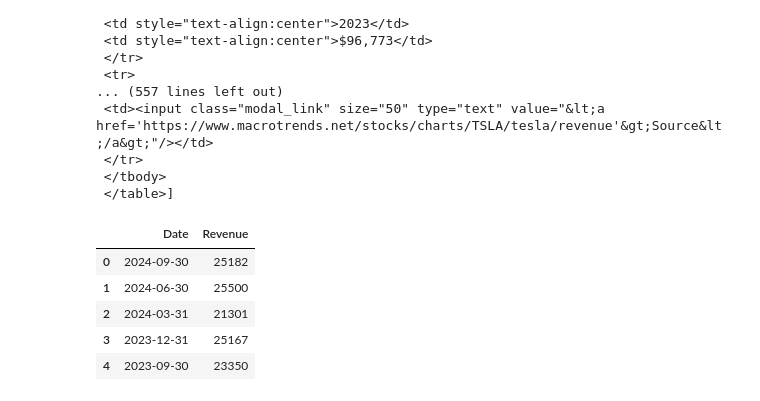
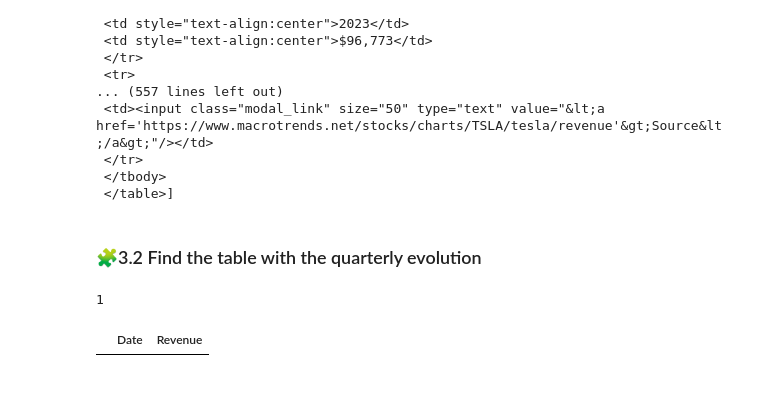
Before and after one commit to mvlarra/web-scraping-project-tutorial, a Jupyter notebook: src/explore.es.ipynb, the cells around one changed output. Cells and saved outputs as stored; diff of their text form; code cells hidden in the pictures.

```diff
--- a/src/explore.es.ipynb
+++ b/src/explore.es.ipynb
@@ -176,28 +204,19 @@ tables
+# %% [markdown]
+### 🧩3.2 Find the table with the quarterly evolution
 # %%
 import pandas as pd
 
+
+# 🧩 Paso 2:
+# Encontrar la tabla correcta
 for index, table in enumerate(tables):
     if ("Tesla Quarterly Revenue" in str(table)):
         table_index = index
         break
+print(table_index)
 
-# Create a DataFrame
 tesla_revenue = pd.DataFrame(columns = ["Date", "Revenue"])
-for row in tables[table_index].tbody.find_all("tr"):
-    col = row.find_all("td")
-    if (col != []):
-        Date = col[0].text
-        Revenue = col[1].text.replace("$", "").replace(",", "")
-        tesla_revenue = pd.concat([tesla_revenue, pd.DataFrame({
-            "Date": Date,
-            "Revenue": Revenue
-        }, index = [0])], ignore_index = True)
-
-tesla_revenue.head()
+tesla_revenue
 # %% [output]
+1
 |  | Date | Revenue |
-| 0 | 2024-09-30 | 25182 |
-| 1 | 2024-06-30 | 25500 |
-| 2 | 2024-03-31 | 21301 |
-| 3 | 2023-12-31 | 25167 |
-| 4 | 2023-09-30 | 23350 |
```
Also changed, not shown: parts of 7 cells of this notebook, 2 other files.
